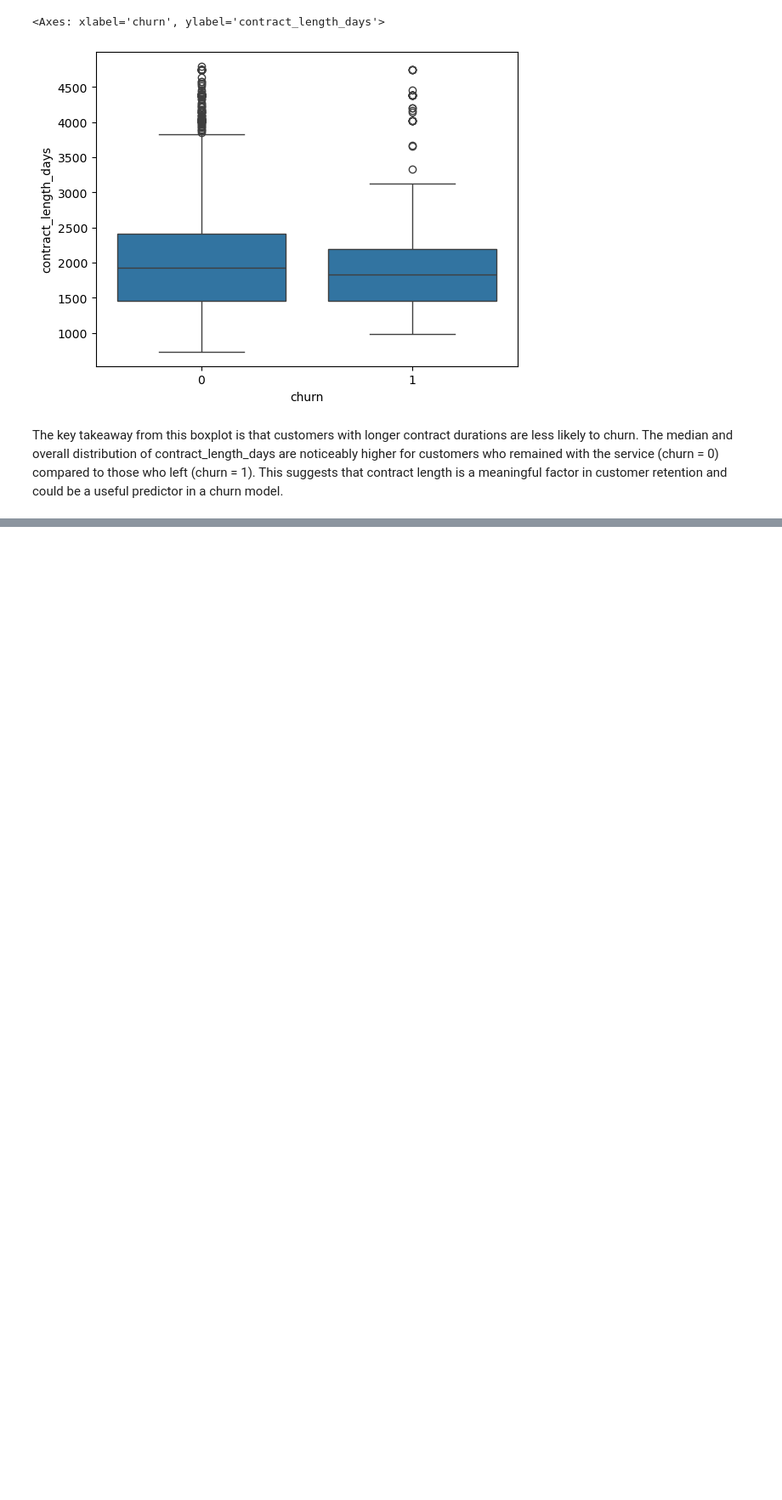
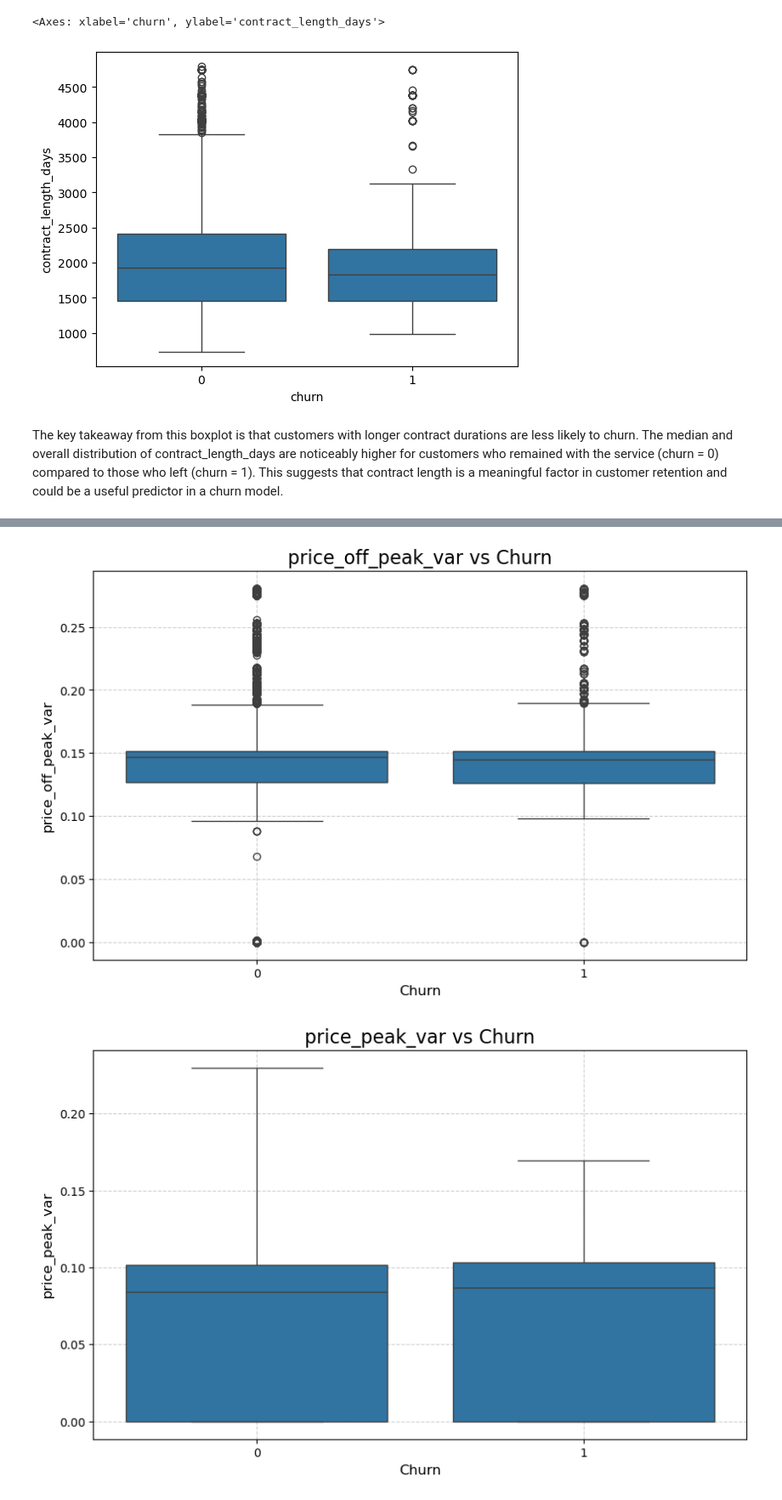
Before and after one commit to sushilXlimbu/BCG-X-Project, a Jupyter notebook: Untitled.ipynb, the cells around one changed output, grey strips where cells are left out. Shown at 85% size. Saved outputs shown, nothing was run; the diff lists cells and outputs as text; code cells hidden in the pictures; blank space fills up the shorter version.

```diff
--- a/Untitled.ipynb
+++ b/Untitled.ipynb
@@ -131,0 +160,20 @@ The key takeaway from this boxplot is that customers with longer contract durati
+# %%
+price_cols = [
+    'price_off_peak_var', 'price_peak_var', 'price_mid_peak_var',
+    'price_off_peak_fix', 'price_peak_fix', 'price_mid_peak_fix'
+]
+
+for col in price_cols:
+    # Increased the figure size from (4,4) to (10,6)
+    plt.figure(figsize=(10, 6))
+    sns.boxplot(x='churn', y=col, data=merged_df)
+    plt.title(f"{col} vs Churn", fontsize=16) # Increased title font size for better readability
+    plt.xlabel("Churn", fontsize=12) # Added x-axis label
+    plt.ylabel(col, fontsize=12) # Added y-axis label
+    plt.xticks(fontsize=10)
+    plt.yticks(fontsize=10)
+    plt.grid(True, linestyle='--', alpha=0.6) # Added a grid for better readability
+    plt.show()
+# %% [output]
+[figure, added]
+[figure, added]
```
Also changed, not shown: parts of 7 cells of this notebook.
